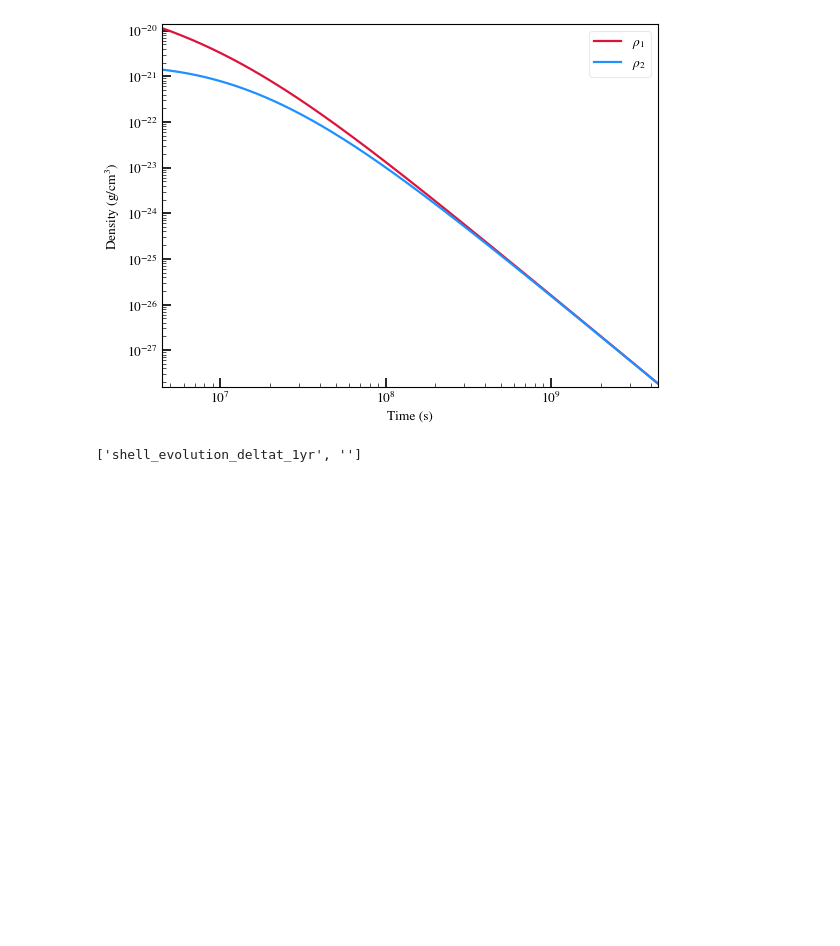
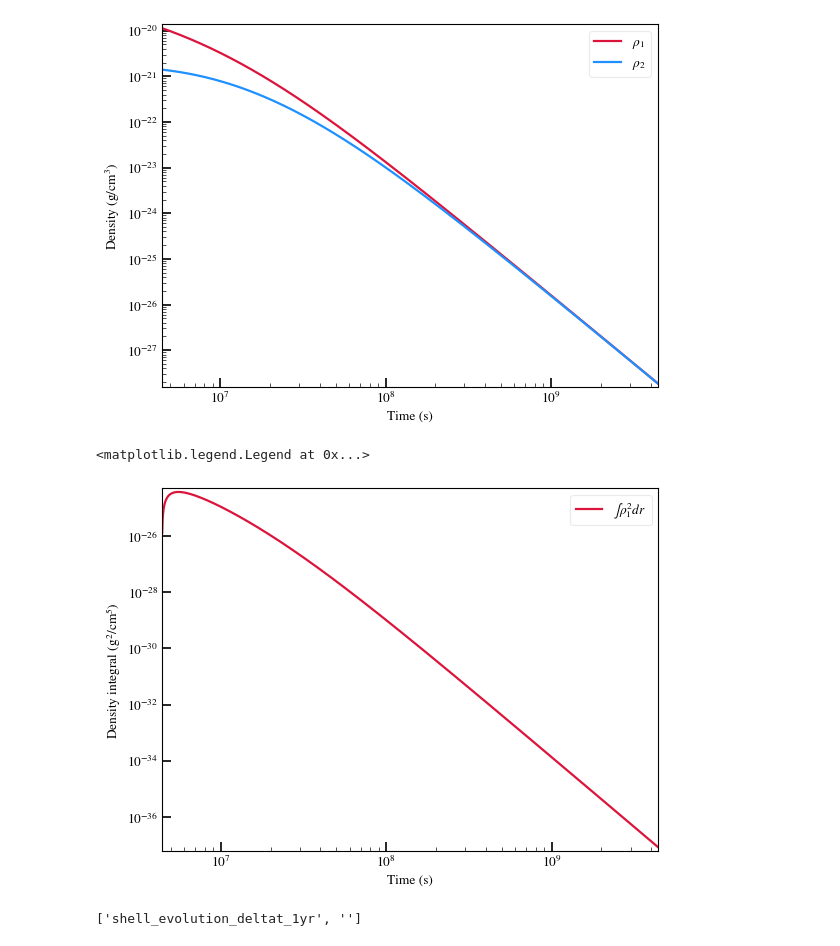
Before and after one commit to samanthacwu/Radio_Forward_Modeling, a Jupyter notebook: spectrum_evolution/check_spectrum_evol.ipynb, the cells around one changed output. Cells and saved outputs as stored; diff of their text form; code cells hidden in the pictures; blank space fills up the shorter version.

```diff
--- a/spectrum_evolution/check_spectrum_evol.ipynb
+++ b/spectrum_evolution/check_spectrum_evol.ipynb
@@ -23,7 +23,7 @@ deltav_1 = shell_data[:,3] #cm/s
 deltav_2 = shell_data[:,4] #cm/s
 rhofl_1 = shell_data[:,5] #g/cm^3
 rhofl_2 = shell_data[:,6] #g/cm^3
-# int_rhofl_1_sq_dr = shell_data[:,7] #g^3/cm^5 #once it's added
+int_rhofl_1_sq_dr = shell_data[:,7] #g^2/cm^5
 # %%
 # plt.plot(time, rsh)
 # plt.xlabel('Time (s)')
@@ -63,6 +63,17 @@ plt.legend()
 # %% [output]
 <matplotlib.legend.Legend at 0x...>
 [figure]
+# %%
+plt.plot(time,int_rhofl_1_sq_dr,color='crimson',label=r'$\int \rho_{1}^2 dr$')
+
+plt.xlabel('Time (s)')
+plt.ylabel('Density integral (g$^2$/cm$^5$)')
+plt.xscale('log')
+plt.yscale('log')
+plt.legend()
+# %% [output]
+<matplotlib.legend.Legend at 0x...>
+[figure, added]
 # %%
 'shell_evolution_deltat_1yr.txt'.split('.txt')
 # %% [output]
```
Also changed, not shown: parts of 4 cells of this notebook, 6 other files.
